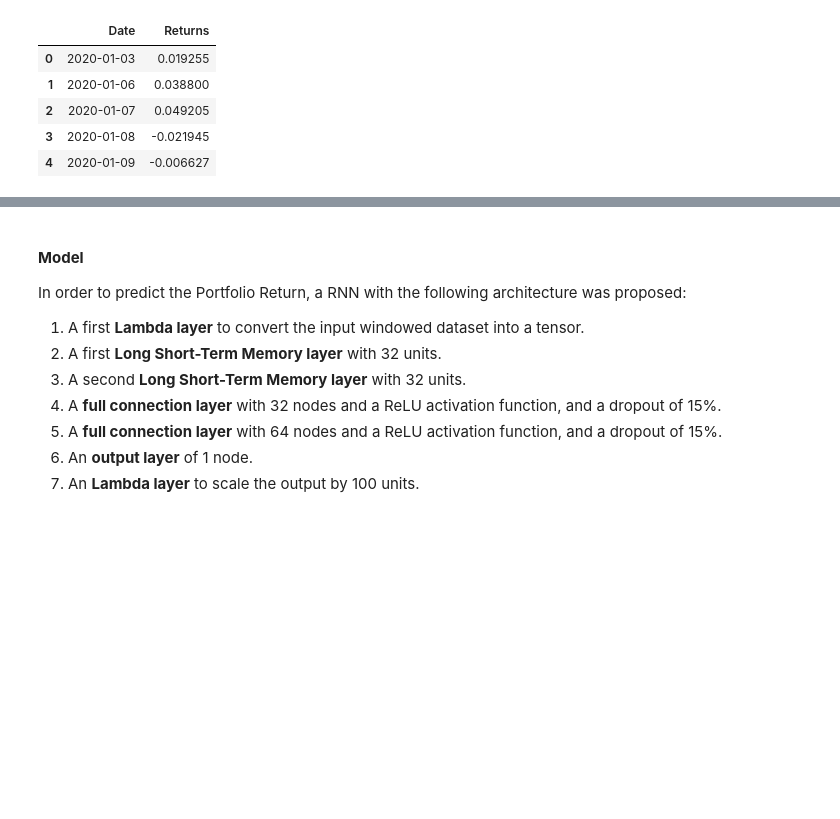
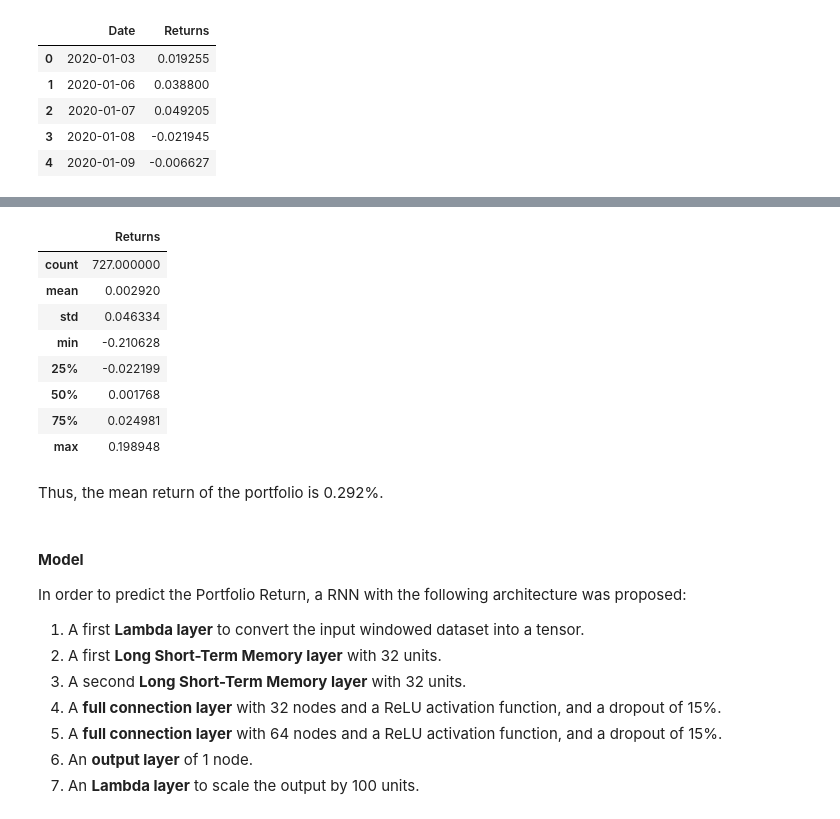
Before and after one commit to DanielEduardoLopez/PortfolioReturn, a Jupyter notebook: 2_PortfolioReturn_DataModelingEval.ipynb, the cells around one changed output, grey strips where cells are left out. Drawn from its saved outputs; the diff is of its cells as text; code cells hidden in the pictures; blank space fills up the shorter version.

```diff
--- a/2_PortfolioReturn_DataModelingEval.ipynb
+++ b/2_PortfolioReturn_DataModelingEval.ipynb
@@ -86,3 +106,17 @@ df.head()
+# %%
+df.describe()
+# %% [output]
+|  | Returns |
+| count | 727.000000 |
+| mean | 0.002920 |
+| std | 0.046334 |
+| min | -0.210628 |
+| 25% | -0.022199 |
+| 50% | 0.001768 |
+| 75% | 0.024981 |
+| max | 0.198948 |
+# %% [markdown]
+Thus, the mean return of the portfolio is 0.292%.
 # %%
 def windowed_dataset(series, window_size = 20, batch_size = 32, shuffle_buffer = 1000):
   """
```
Also changed, not shown: parts of 21 cells of this notebook.
